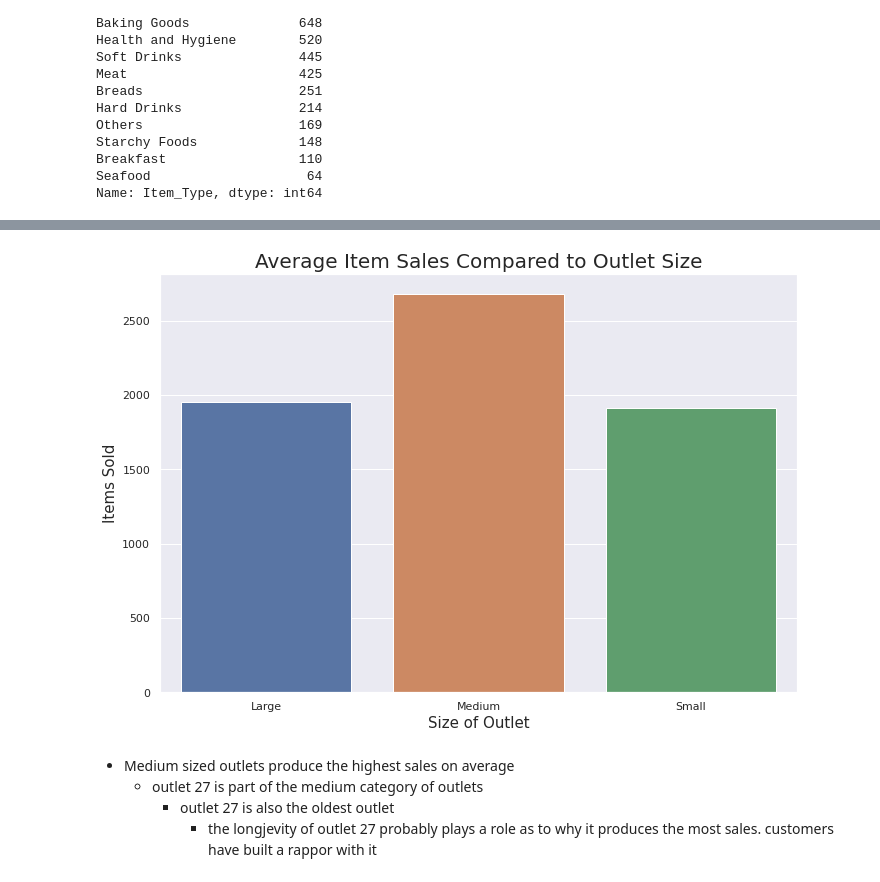
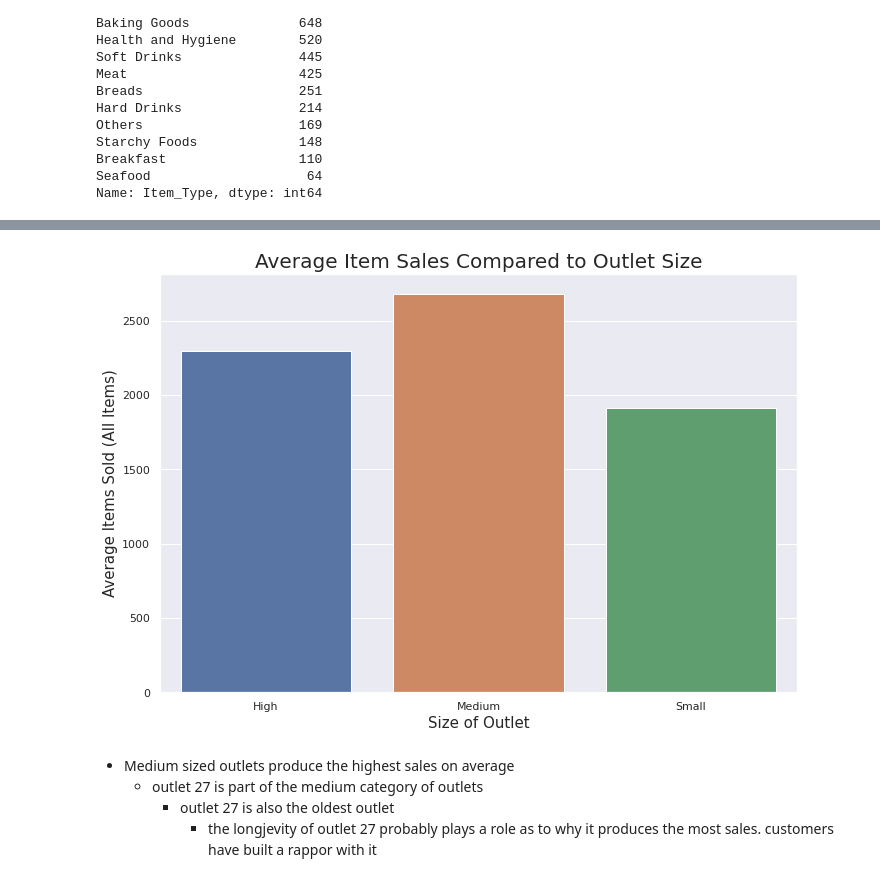
Before and after one commit to jkwakyi/food-sales-predictions, a Jupyter notebook: food_sales_predictions.ipynb, the cells around one changed output, grey strips where cells are left out. Saved outputs shown, nothing was run; the diff lists cells and outputs as text; code cells hidden in the pictures.

```diff
--- a/food_sales_predictions.ipynb
+++ b/food_sales_predictions.ipynb
@@ -194,7 +179,3 @@ df.replace({'Low Fat': 'low fat',
-# %%
-df.replace({'High': 'Large'}, inplace = True)
-# %%
-df = df.loc[0: 'Outlet_Size'].fillna('Large')
 # %%
 df.info()
 # %% [output]
@@ -284,2 +421,0 @@ df.head()
-# %%
-df['Outlet_Identifier'] = df['Outlet_Identifier'].astype('float64')
@@ -558,7 +593,7 @@ for x in categories:
           color = 'white',
           bbox = dict(facecolor = '#445A64'))
 
-boxplot.set_xlabel('Outlet Number', fontsize = 15)
+boxplot.set_xlabel('Outlet Identifier', fontsize = 15)
 boxplot.set_ylabel('Items Sold', fontsize = 15)
 boxplot.set_title('Items Sold and Different Outlets', fontsize = 20)
 boxplot.figure.tight_layout()
@@ -576,14 +635,14 @@ size_sales = df.groupby('Outlet_Size')['Item_Outlet_Sales'].mean()
 # %%
 from seaborn.categorical import boxplot
 fig, axes = plt.subplots(nrows = 1, ncols = 1, figsize = (10, 7))
 sns.set(style = 'darkgrid')
 
-boxplot = sns.barplot(data = df, x = size_sales.index, y = size_sales.values);
+barplot = sns.barplot(data = df, x = size_sales.index, y = size_sales.values);
 
 
-boxplot.set_xlabel('Size of Outlet', fontsize = 15)
-boxplot.set_ylabel('Items Sold', fontsize = 15)
-boxplot.set_title('Average Item Sales Compared to Outlet Size', fontsize = 20)
-boxplot.figure.tight_layout()
+barplot.set_xlabel('Size of Outlet', fontsize = 15)
+barplot.set_ylabel('Average Items Sold (All Items)', fontsize = 15)
+barplot.set_title('Average Item Sales Compared to Outlet Size', fontsize = 20)
+barplot.figure.tight_layout()
 # %% [output]
-[figure, old version]
+[figure, new version]
```
Also changed, not shown: parts of 140 cells of this notebook.
